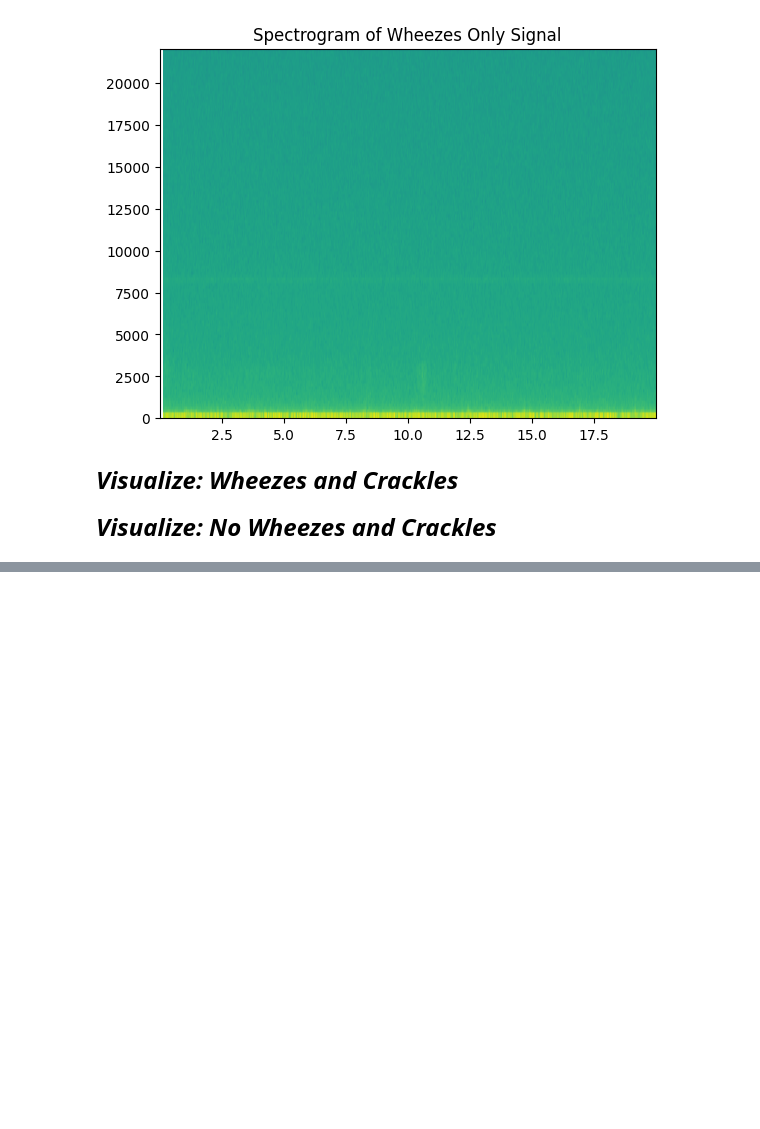
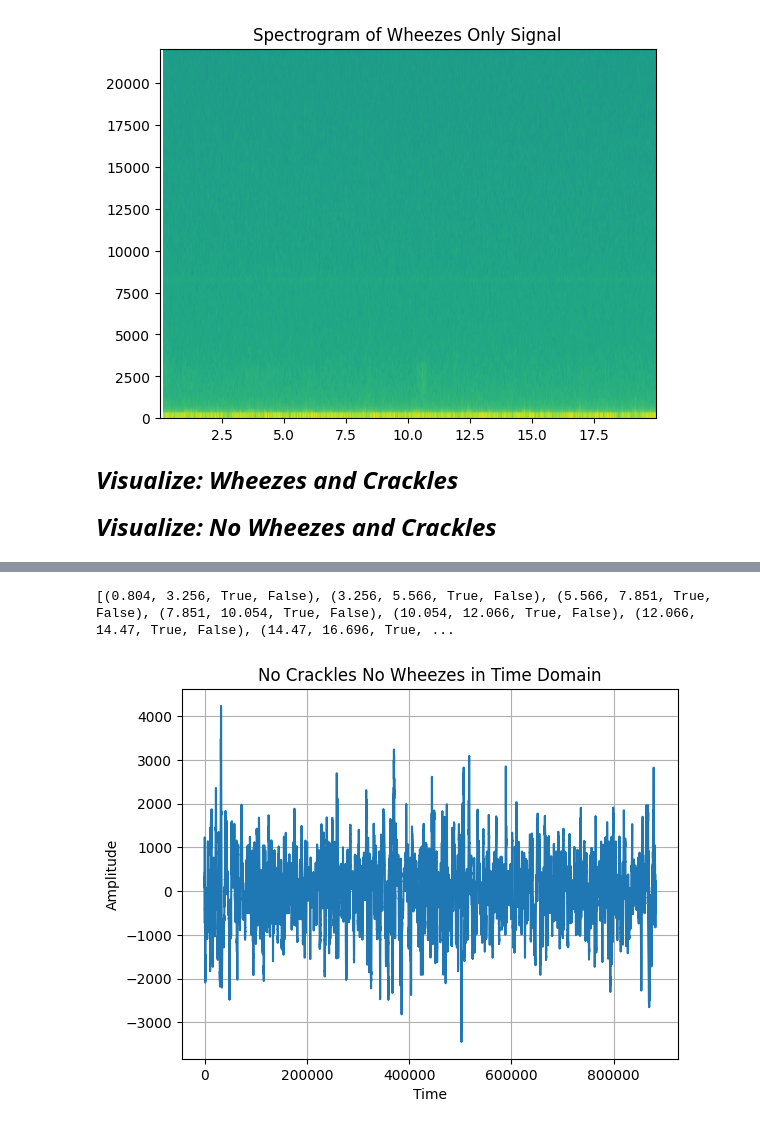
Before and after one commit to Wachiii-Raya/Signal_class_project, a Jupyter notebook: data_visualize.ipynb, the cells around one changed output, grey strips where cells are left out. Drawn from its saved outputs; the diff is of its cells as text; code cells hidden in the pictures; blank space fills up the shorter version.

Commit message:
No crackles, No wheeze done :))

```diff
--- a/data_visualize.ipynb
+++ b/data_visualize.ipynb
@@ -230,0 +250,14 @@ plt.show()
+# %%
+noCracklesNoWheezesPath = noCracklesNoWheezes[2]
+noCracklesNoWheezesSignal = read(noCracklesNoWheezesPath)
+print(fileInfoDict['107_3p2_Ll_mc_AKGC417L'])
+
+plt.plot(noCracklesNoWheezesSignal[1])
+plt.ylabel("Amplitude")
+plt.xlabel("Time")
+plt.title("No Crackles No Wheezes in Time Domain")
+plt.grid(True)
+plt.show()
+# %% [output]
+[(0.804, 3.256, True, False), (3.256, 5.566, True, False), (5.566, 7.851, True, False), (7.851, 10.054, True, False), (10.054, 12.066, True, False), (12.066, 14.47, True, False), (14.47, 16.696, True, ...
+[figure, added]
```
Also changed, not shown: parts of 8 cells of this notebook.
